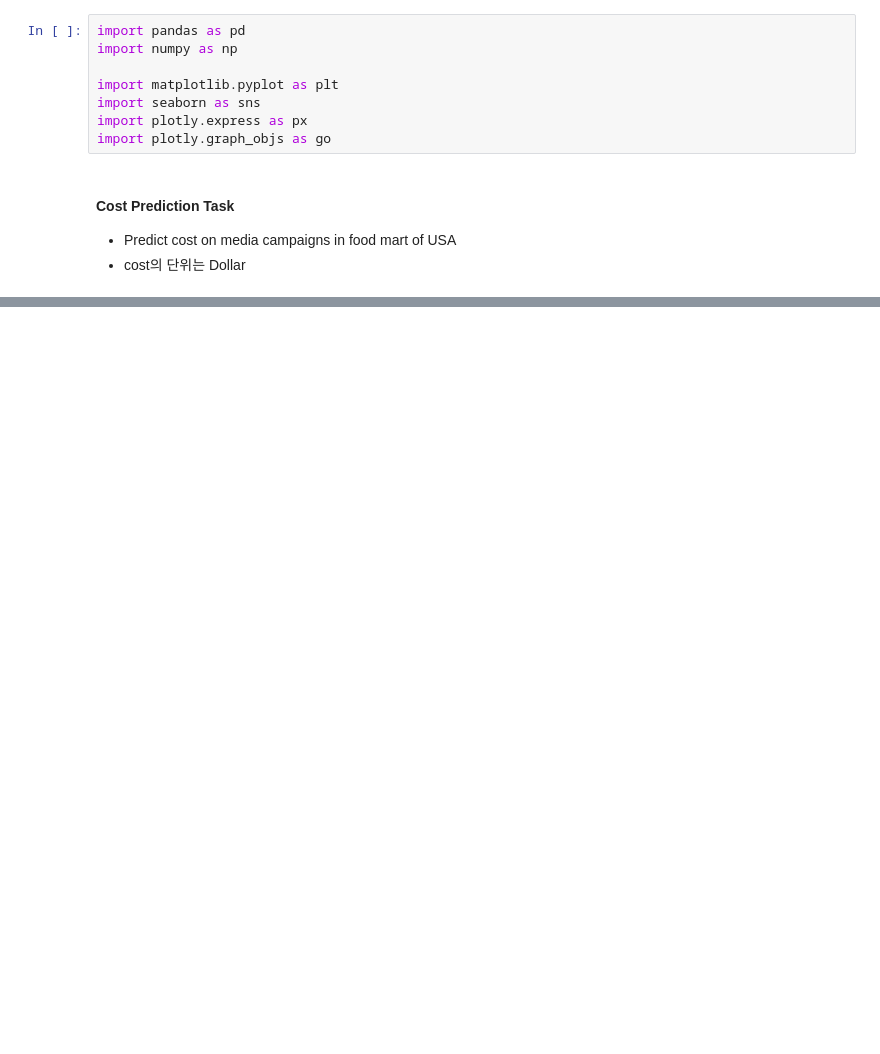
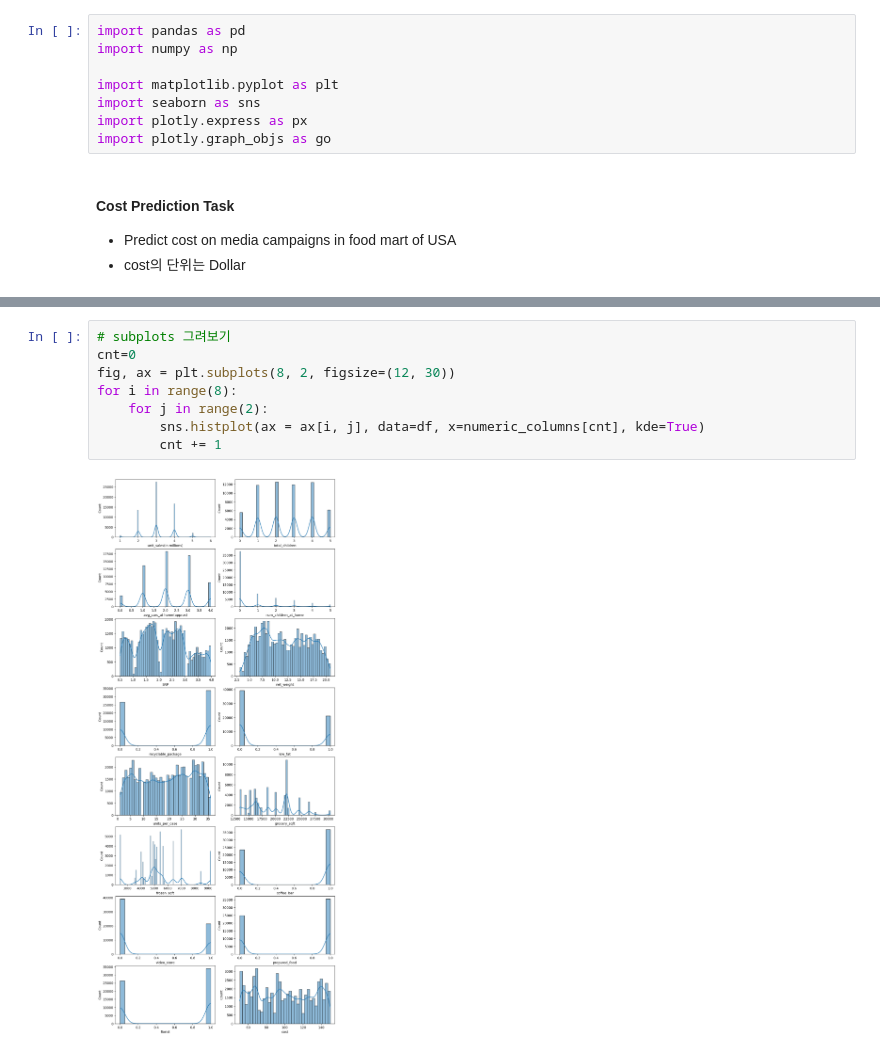
Before and after one commit to timosean/ML-playground, a Jupyter notebook: eda/practice.ipynb, the cells around one changed output, grey strips where cells are left out. Drawn from its saved outputs; the diff is of its cells as text; blank space fills up the shorter version.

```diff
--- a/eda/practice.ipynb
+++ b/eda/practice.ipynb
@@ -36,0 +146,10 @@ data.describe()
+# %%
+# subplots 그려보기
+cnt=0
+fig, ax = plt.subplots(8, 2, figsize=(12, 30))
+for i in range(8):
+    for j in range(2):
+        sns.histplot(ax = ax[i, j], data=df, x=numeric_columns[cnt], kde=True)
+        cnt += 1
+# %% [output]
+[figure, added]
```
Also changed, not shown: parts of 14 cells of this notebook.
